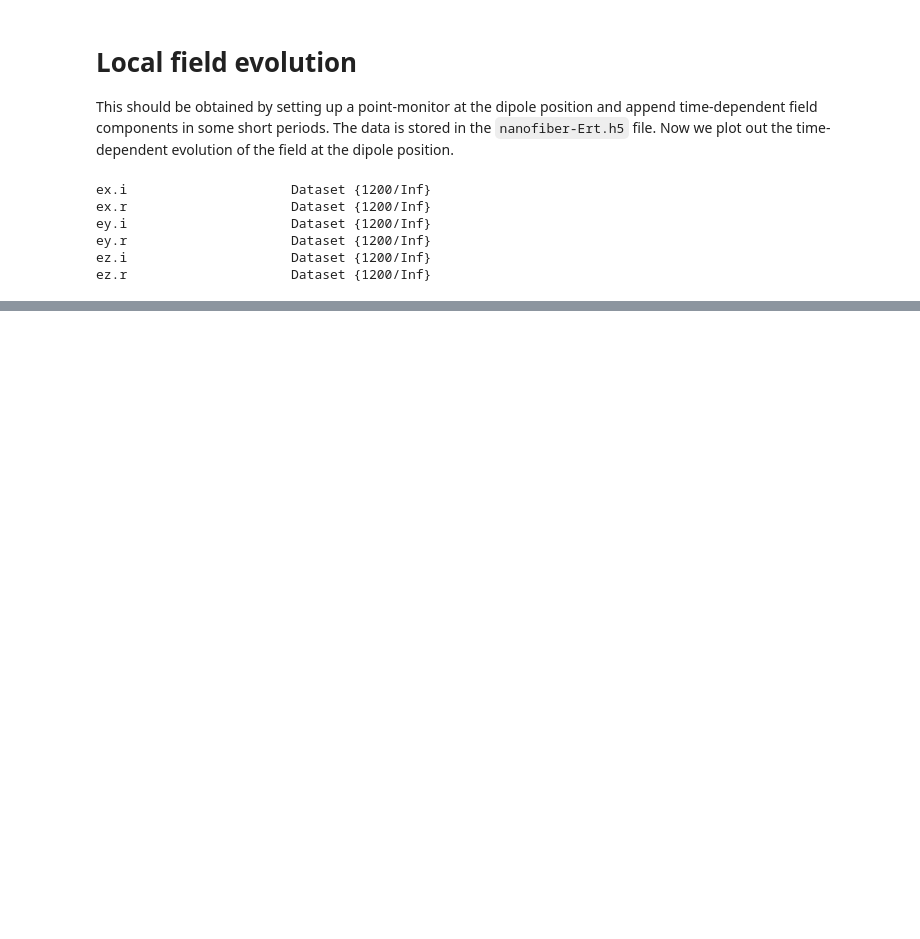
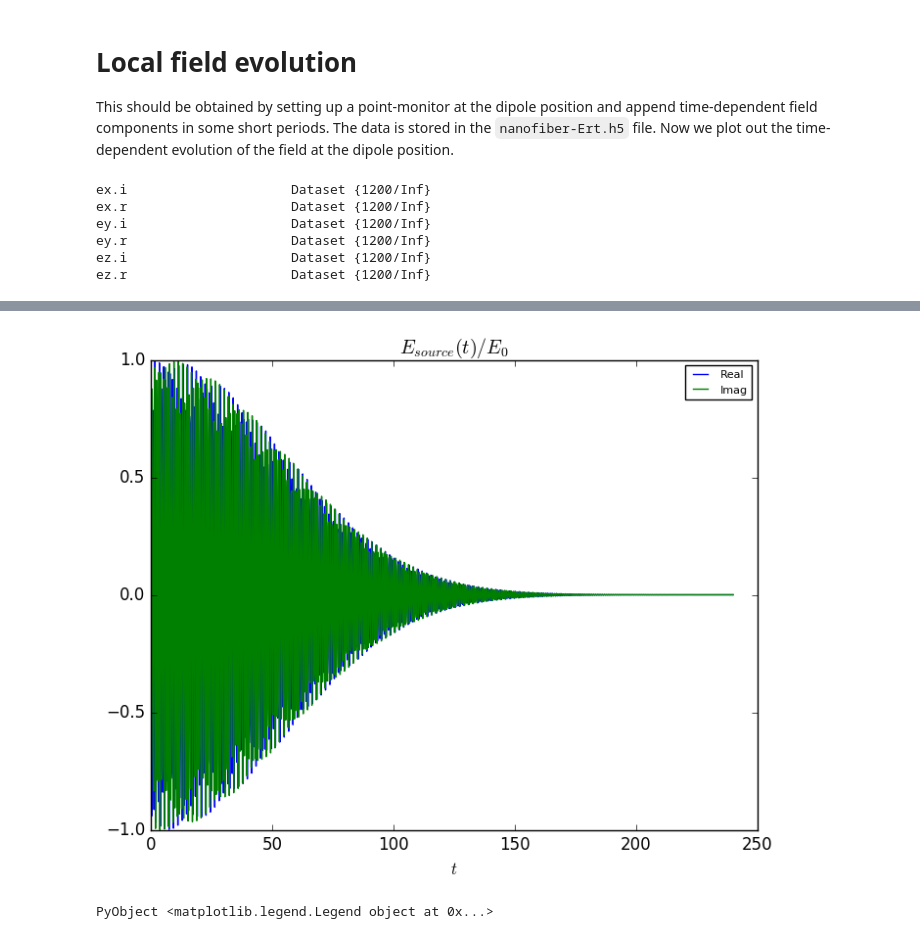
Before and after one commit to i2000s/simnanophotonics, a Jupyter notebook: Nanofiber.ipynb, the cells around one changed output, grey strips where cells are left out. Drawn from its saved outputs; the diff is of its cells as text; code cells hidden in the pictures; blank space fills up the shorter version.

```diff
--- a/Nanofiber.ipynb
+++ b/Nanofiber.ipynb
@@ -56,0 +84,15 @@ PyObject <matplotlib.legend.Legend object at 0x...>
+# %%
+df=0.02; w=1/df;
+ω=2.*pi/0.895 # in MEEP, we have c=1, lambda=0.895.
+t_cutoff=5; t_0=t_cutoff;
+E_source=exp(-im*ω*t-(t-t_0).^2/2./w^2)
+figure;
+plot(t,real(E_source))
+plot(t,imag(E_source))
+title("\$E_{source}(t)/E_0\$")
+xlabel(L"t")
+#ylabel(L"$E_y$ (arbitrary units)")
+legend(["Real", "Imag"],fontsize=8)
+# %% [output]
+[figure, added]
+PyObject <matplotlib.legend.Legend object at 0x...>
```
Also changed, not shown: parts of 3 cells of this notebook, 1 other file.
